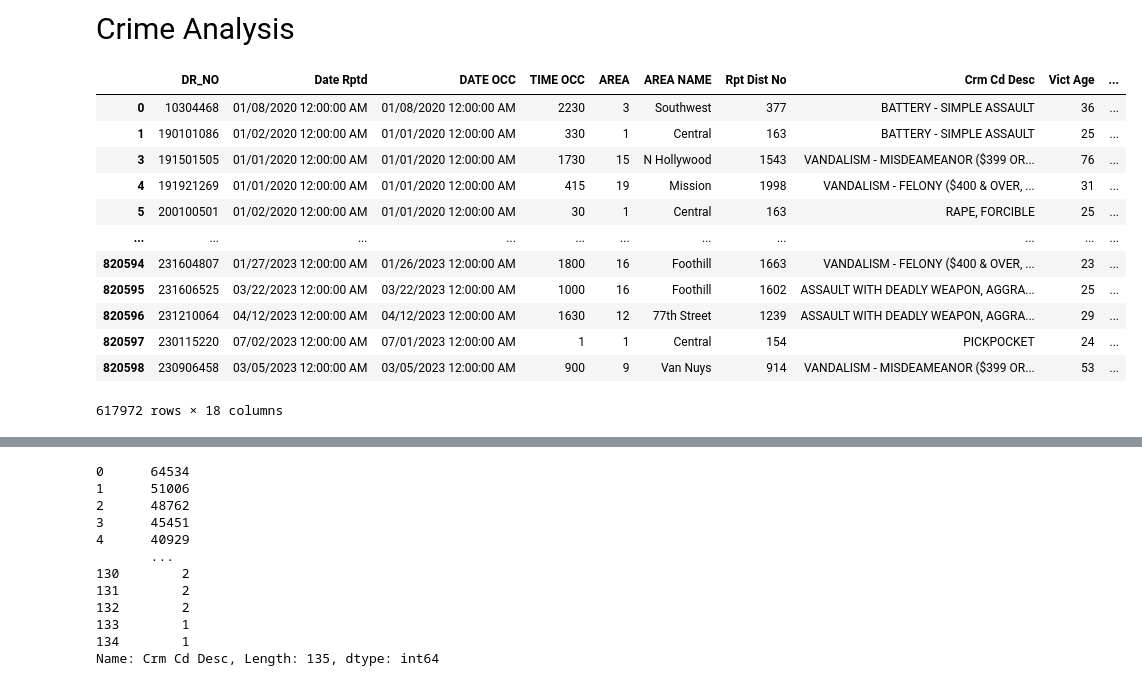
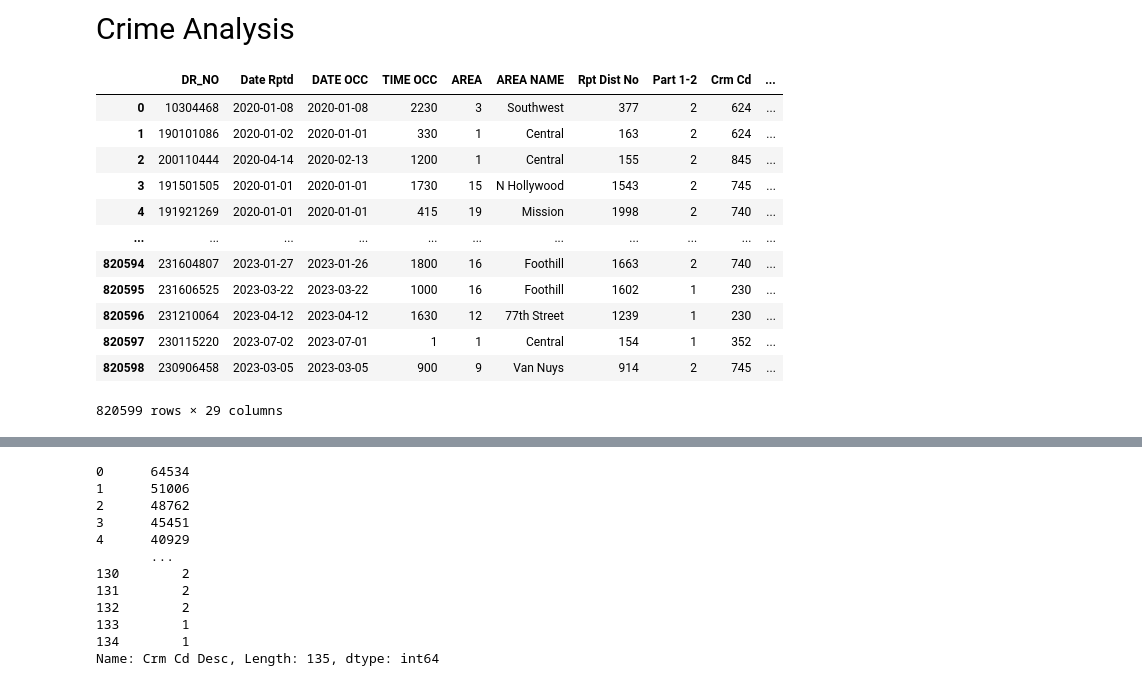
Before and after one commit to VladimirShpilkin/Python-Projects, a Jupyter notebook: LA_Crime/la_crime_data_analysis.ipynb, the cells around one changed output, grey strips where cells are left out. Drawn from its saved outputs; the diff is of its cells as text; code cells hidden in the pictures.

```diff
--- a/LA_Crime/la_crime_data_analysis.ipynb
+++ b/LA_Crime/la_crime_data_analysis.ipynb
@@ -409,19 +431,19 @@ plt.show()
     </span>
 </div>
 # %%
-crime_data_filtered_df_desc
+crime_data_df
 # %% [output]
-|  | DR_NO | Date Rptd | DATE OCC | TIME OCC | AREA | AREA NAME | Rpt Dist No | Crm Cd Desc | Vict Age | ... |
-| 0 | 10304468 | 01/08/2020 12:00:00 AM | 01/08/2020 12:00:00 AM | 2230 | 3 | Southwest | 377 | BATTERY - SIMPLE ASSAULT | 36 | ... |
-| 1 | 190101086 | 01/02/2020 12:00:00 AM | 01/01/2020 12:00:00 AM | 330 | 1 | Central | 163 | BATTERY - SIMPLE ASSAULT | 25 | ... |
-| 3 | 191501505 | 01/01/2020 12:00:00 AM | 01/01/2020 12:00:00 AM | 1730 | 15 | N Hollywood | 1543 | VANDALISM - MISDEAMEANOR ($399 OR... | 76 | ... |
-| 4 | 191921269 | 01/01/2020 12:00:00 AM | 01/01/2020 12:00:00 AM | 415 | 19 | Mission | 1998 | VANDALISM - FELONY ($400 & OVER, ... | 31 | ... |
-| 5 | 200100501 | 01/02/2020 12:00:00 AM | 01/01/2020 12:00:00 AM | 30 | 1 | Central | 163 | RAPE, FORCIBLE | 25 | ... |
+|  | DR_NO | Date Rptd | DATE OCC | TIME OCC | AREA | AREA NAME | Rpt Dist No | Part 1-2 | Crm Cd | ... |
+| 0 | 10304468 | 2020-01-08 | 2020-01-08 | 2230 | 3 | Southwest | 377 | 2 | 624 | ... |
+| 1 | 190101086 | 2020-01-02 | 2020-01-01 | 330 | 1 | Central | 163 | 2 | 624 | ... |
+| 2 | 200110444 | 2020-04-14 | 2020-02-13 | 1200 | 1 | Central | 155 | 2 | 845 | ... |
+| 3 | 191501505 | 2020-01-01 | 2020-01-01 | 1730 | 15 | N Hollywood | 1543 | 2 | 745 | ... |
+| 4 | 191921269 | 2020-01-01 | 2020-01-01 | 415 | 19 | Mission | 1998 | 2 | 740 | ... |
 | ... | ... | ... | ... | ... | ... | ... | ... | ... | ... | ... |
-| 820594 | 231604807 | 01/27/2023 12:00:00 AM | 01/26/2023 12:00:00 AM | 1800 | 16 | Foothill | 1663 | VANDALISM - FELONY ($400 & OVER, ... | 23 | ... |
-| 820595 | 231606525 | 03/22/2023 12:00:00 AM | 03/22/2023 12:00:00 AM | 1000 | 16 | Foothill | 1602 | ASSAULT WITH DEADLY WEAPON, AGGRA... | 25 | ... |
-| 820596 | 231210064 | 04/12/2023 12:00:00 AM | 04/12/2023 12:00:00 AM | 1630 | 12 | 77th Street | 1239 | ASSAULT WITH DEADLY WEAPON, AGGRA... | 29 | ... |
-| 820597 | 230115220 | 07/02/2023 12:00:00 AM | 07/01/2023 12:00:00 AM | 1 | 1 | Central | 154 | PICKPOCKET | 24 | ... |
-| 820598 | 230906458 | 03/05/2023 12:00:00 AM | 03/05/2023 12:00:00 AM | 900 | 9 | Van Nuys | 914 | VANDALISM - MISDEAMEANOR ($399 OR... | 53 | ... |
+| 820594 | 231604807 | 2023-01-27 | 2023-01-26 | 1800 | 16 | Foothill | 1663 | 2 | 740 | ... |
+| 820595 | 231606525 | 2023-03-22 | 2023-03-22 | 1000 | 16 | Foothill | 1602 | 1 | 230 | ... |
+| 820596 | 231210064 | 2023-04-12 | 2023-04-12 | 1630 | 12 | 77th Street | 1239 | 1 | 230 | ... |
+| 820597 | 230115220 | 2023-07-02 | 2023-07-01 | 1 | 1 | Central | 154 | 1 | 352 | ... |
+| 820598 | 230906458 | 2023-03-05 | 2023-03-05 | 900 | 9 | Van Nuys | 914 | 2 | 745 | ... |
-617972 rows × 18 columns
+820599 rows × 29 columns
 # %%
```
Also changed, not shown: parts of 8 cells of this notebook, 1 other file.
